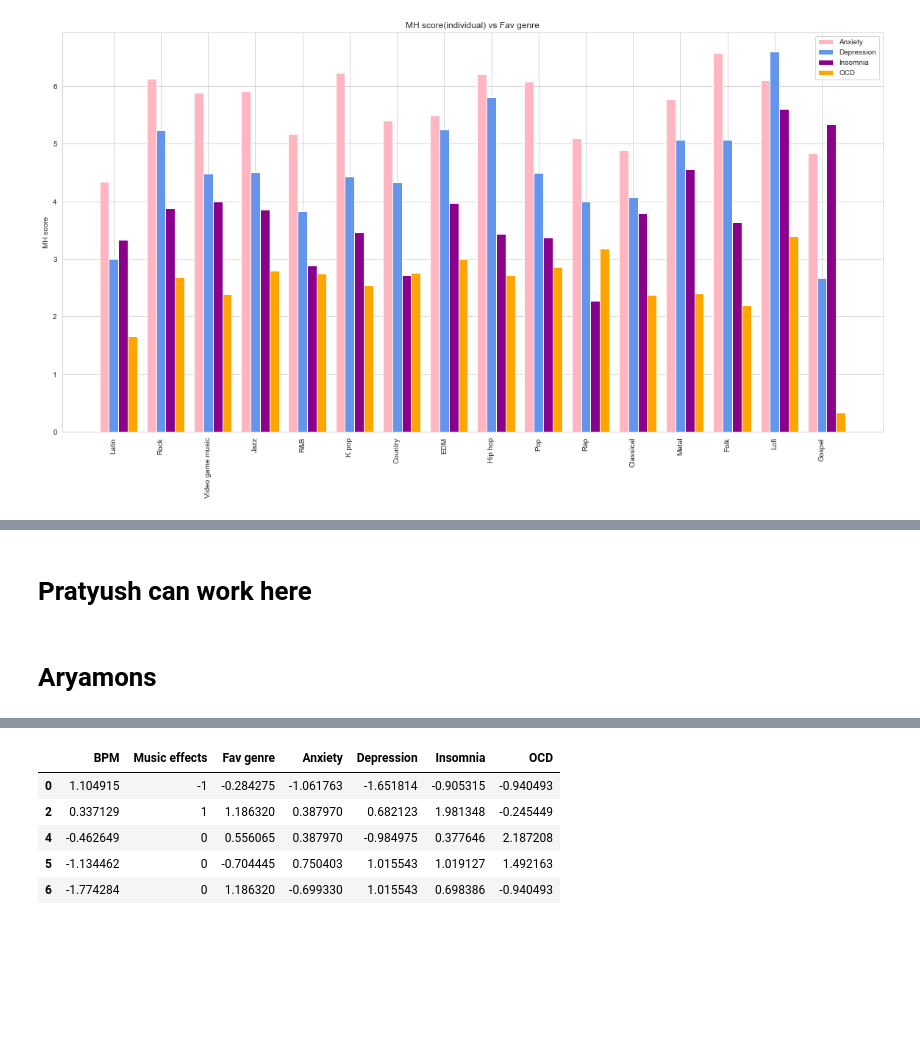
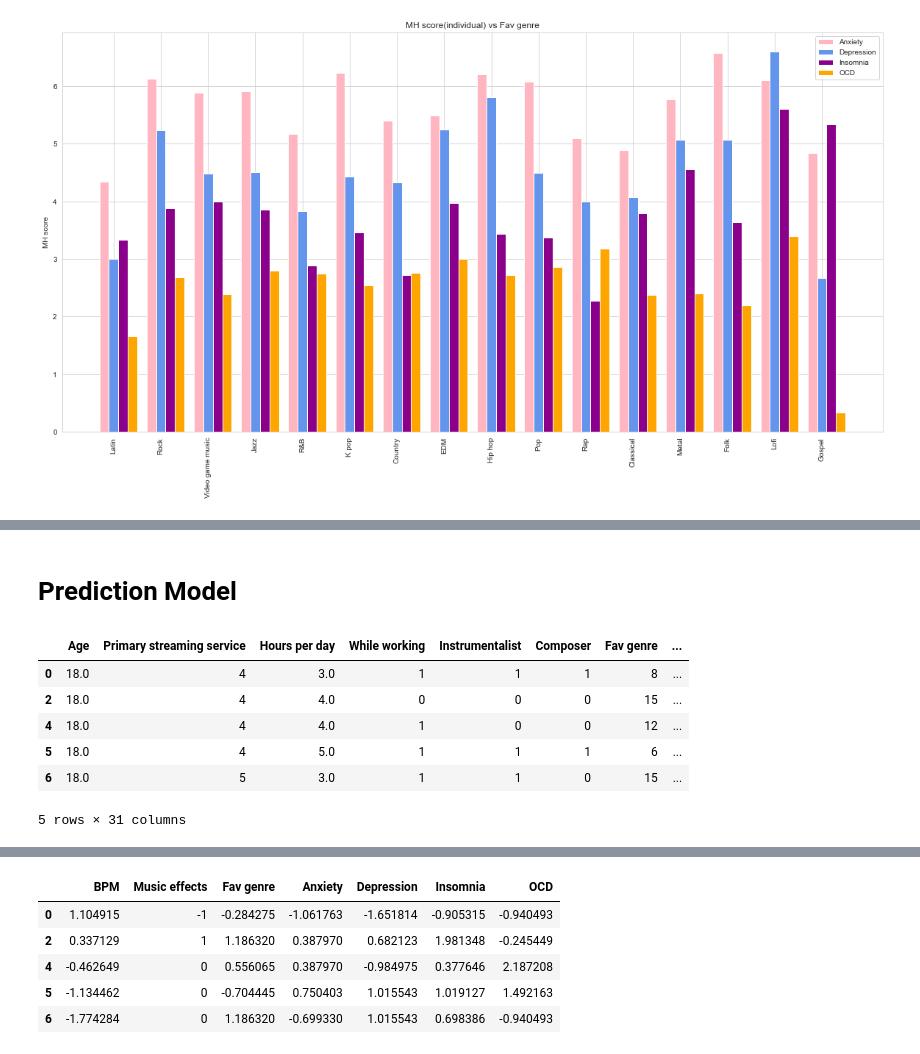
Before and after one commit to DivyanshTiwari23/BRSM_Project, a Jupyter notebook: BRSM_Project_Psyduck_2.ipynb, the cells around one changed output, grey strips where cells are left out. Cells and saved outputs as stored; diff of their text form; code cells hidden in the pictures; blank space fills up the shorter version.

```diff
--- a/BRSM_Project_Psyduck_2.ipynb
+++ b/BRSM_Project_Psyduck_2.ipynb
@@ -460,7 +460,16 @@ plt.show()
 #         x +=1
 # %%
 # print(len(disorder_count))
-# %% [markdown]
-# Pratyush can work here
-# %% [markdown]
-# Aryamons
+# %% [markdown]
+# Prediction Model
+# %%
+df_c1 = df.copy()
+df_c1.head()
+# %% [output]
+|  | Age | Primary streaming service | Hours per day | While working | Instrumentalist | Composer | Fav genre | ... |
+| 0 | 18.0 | 4 | 3.0 | 1 | 1 | 1 | 8 | ... |
+| 2 | 18.0 | 4 | 4.0 | 0 | 0 | 0 | 15 | ... |
+| 4 | 18.0 | 4 | 4.0 | 1 | 0 | 0 | 12 | ... |
+| 5 | 18.0 | 4 | 5.0 | 1 | 1 | 1 | 6 | ... |
+| 6 | 18.0 | 5 | 3.0 | 1 | 1 | 0 | 15 | ... |
+5 rows × 31 columns
```
Also changed, not shown: parts of 10 cells of this notebook, 18 other files.
